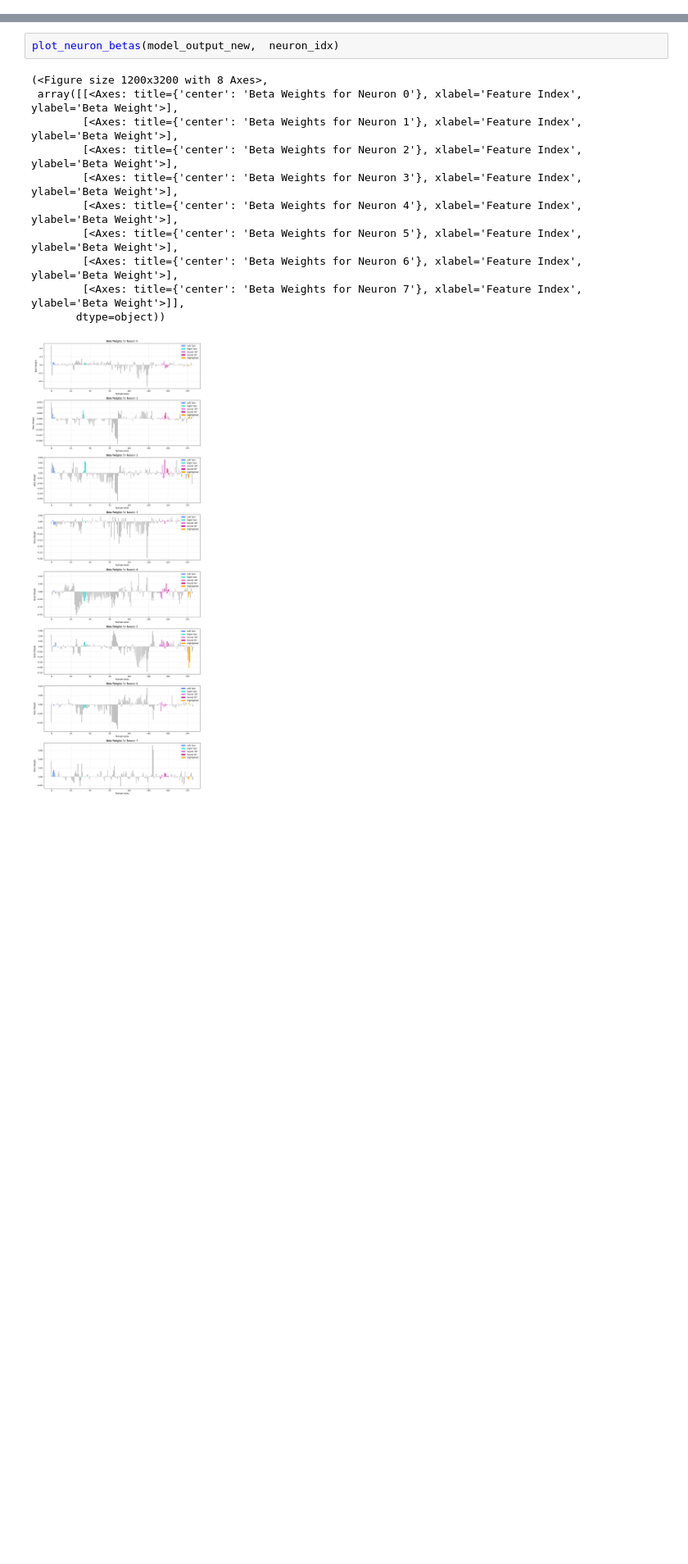
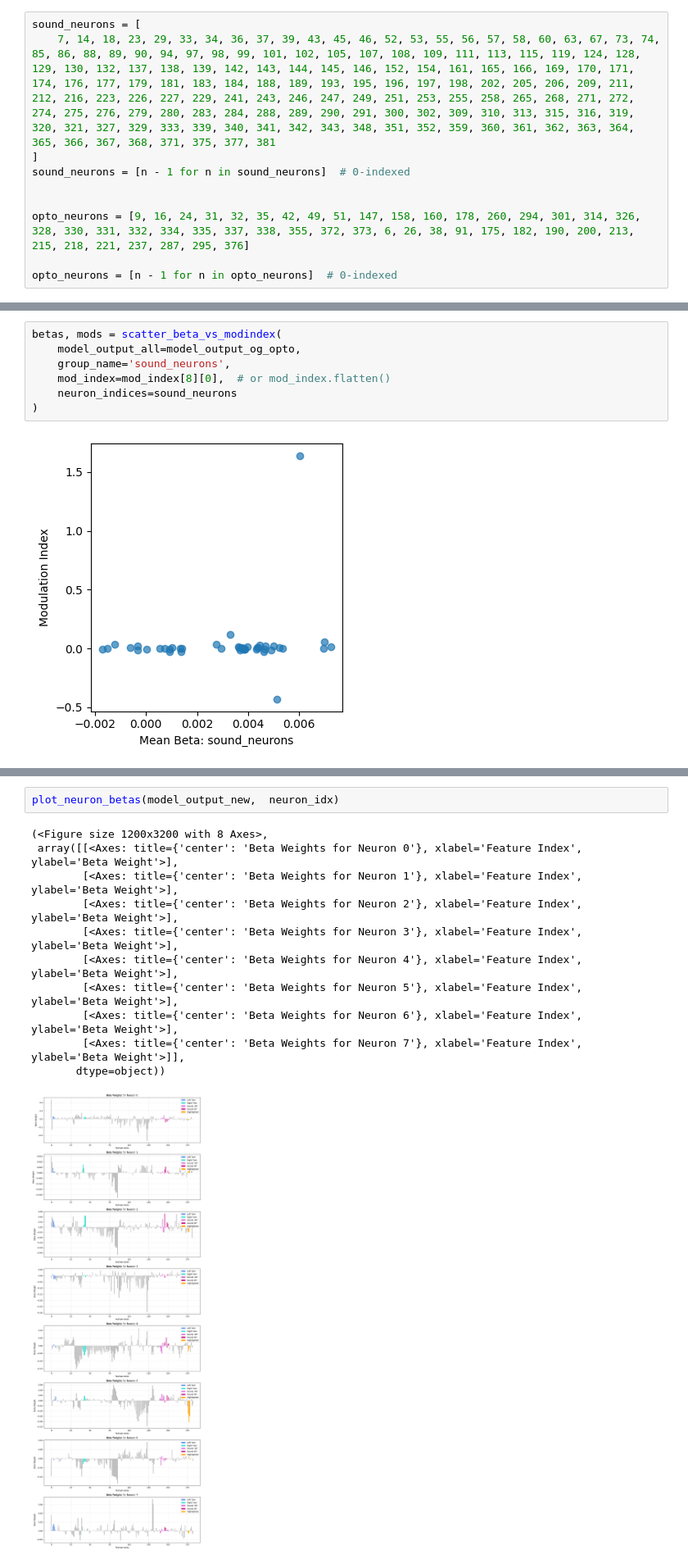
Before and after one commit to constanzabassi/GLM-analysis, a Jupyter notebook: notebooks/quick_glm_model_comparison.ipynb, the cells around one changed output, grey strips where cells are left out. Shown: that part at 82% size. Drawn from its saved outputs; the diff is of its cells as text; blank space fills up the shorter version.

```diff
--- a/notebooks/quick_glm_model_comparison.ipynb
+++ b/notebooks/quick_glm_model_comparison.ipynb
@@ -9,2 +9,12 @@ date = '2023-08-14'
 model_type = 'GLM_3nmf_pre'
+# %%
+sound_neurons = [
+	7, 14, 18, 23, 29, 33, 34, 36, 37, 39, 43, 45, 46, 52, 53, 55, 56, 57, 58, 60, 63, 67, 73, 74, 85, 86, 88, 89, 90, 94, 97, 98, 99, 101, 102, 105, 107, 108, 109, 111, 113, 115, 119, 124, 128, 129, 130, 132, 137, 138, 139, 142, 143, 144, 145, 146, 152, 154, 161, 165, 166, 169, 170, 171, 174, 176, 177, 179, 181, 183, 184, 188, 189, 193, 195, 196, 197, 198, 202, 205, 206, 209, 211, 212, 216, 223, 226, 227, 229, 241, 243, 246, 247, 249, 251, 253, 255, 258, 265, 268, 271, 272, 274, 275, 276, 279, 280, 283, 284, 288, 289, 290, 291, 300, 302, 309, 310, 313, 315, 316, 319, 320, 321, 327, 329, 333, 339, 340, 341, 342, 343, 348, 351, 352, 359, 360, 361, 362, 363, 364, 365, 366, 367, 368, 371, 375, 377, 381
+]
+sound_neurons = [n - 1 for n in sound_neurons]  # 0-indexed
+
+
+opto_neurons = [9, 16, 24, 31, 32, 35, 42, 49, 51, 147, 158, 160, 178, 260, 294, 301, 314, 326, 328, 330, 331, 332, 334, 335, 337, 338, 355, 372, 373, 6, 26, 38, 91, 175, 182, 190, 200, 213, 215, 218, 221, 237, 287, 295, 376]
+
+opto_neurons = [n - 1 for n in opto_neurons]  # 0-indexed
 # %%
@@ -181,0 +301,9 @@ plt.show()
+# %%
+betas, mods = scatter_beta_vs_modindex(
+    model_output_all=model_output_og_opto,
+    group_name='sound_neurons',
+    mod_index=mod_index[8][0],  # or mod_index.flatten()
+    neuron_indices=sound_neurons
+)
+# %% [output]
+[figure, added]
```
Also changed, not shown: parts of 10 cells of this notebook, 3 other files.
